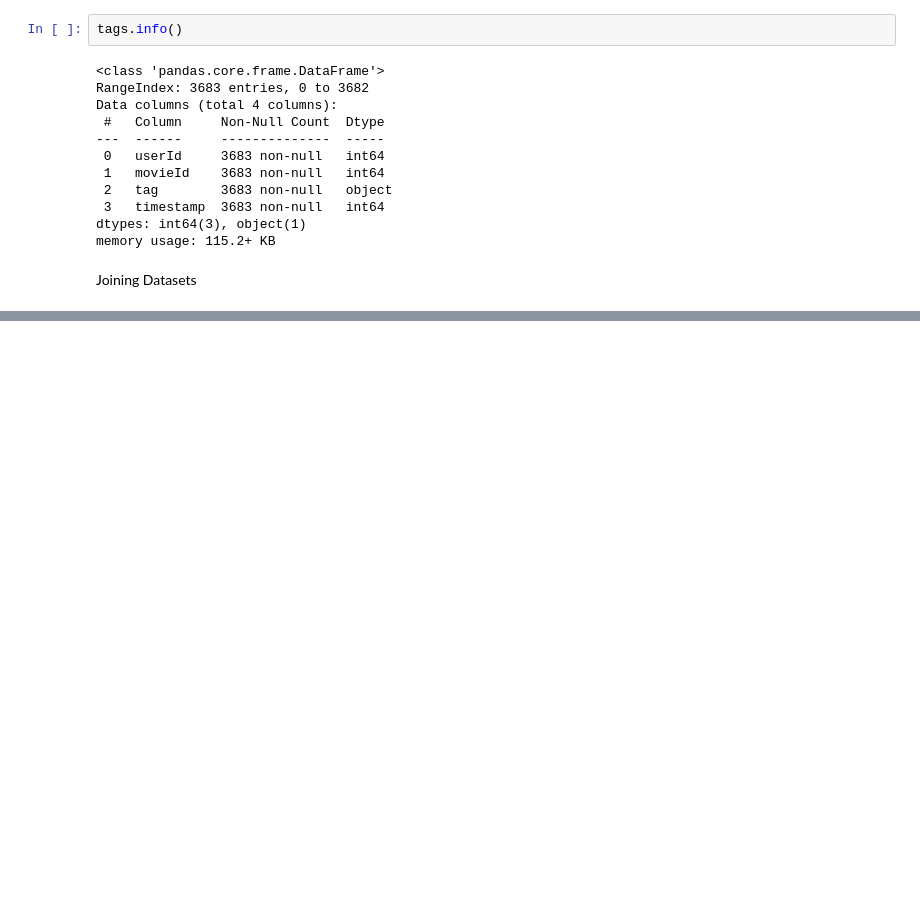
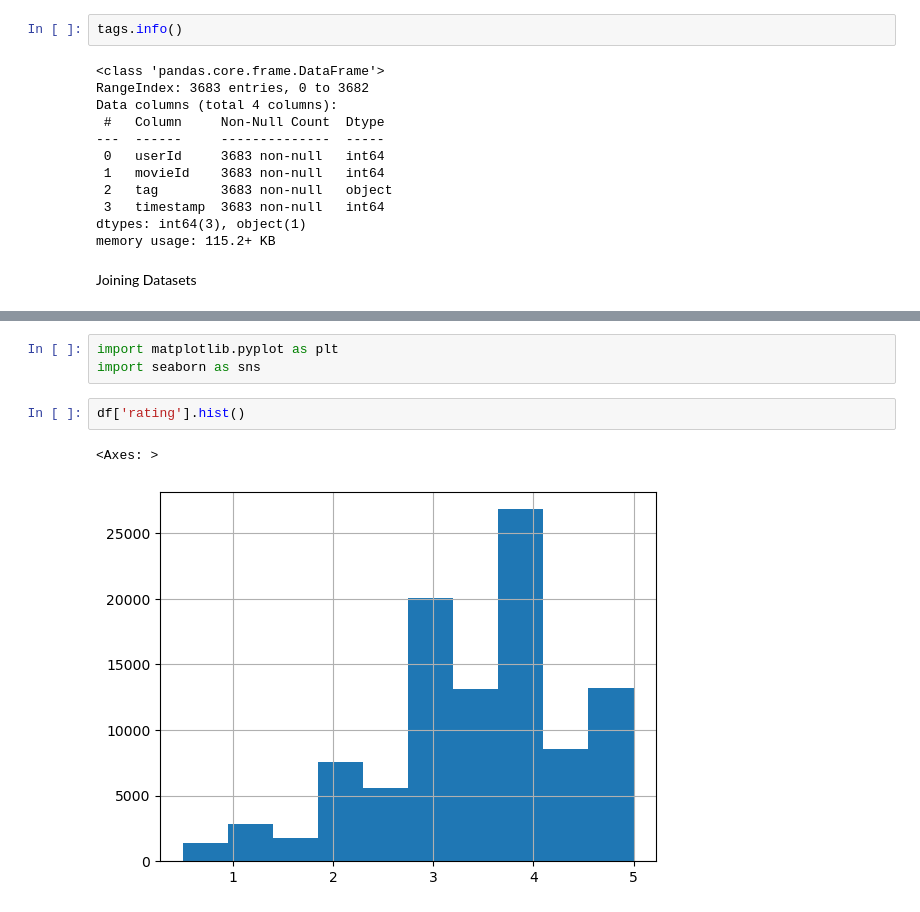
Before and after one commit to Wissem-Sahli-Engineer/Movie-Recommendation-System, a Jupyter notebook: analysis.ipynb, the cells around one changed output, grey strips where cells are left out. Cells and saved outputs as stored; diff of their text form; blank space fills up the shorter version.

```diff
--- a/analysis.ipynb
+++ b/analysis.ipynb
@@ -111,0 +120,8 @@ df.head()
+# %%
+import matplotlib.pyplot as plt
+import seaborn as sns
+# %%
+df['rating'].hist()
+# %% [output]
+<Axes: >
+[figure, added]
```
Also changed, not shown: parts of 22 cells of this notebook, 1 other file.
